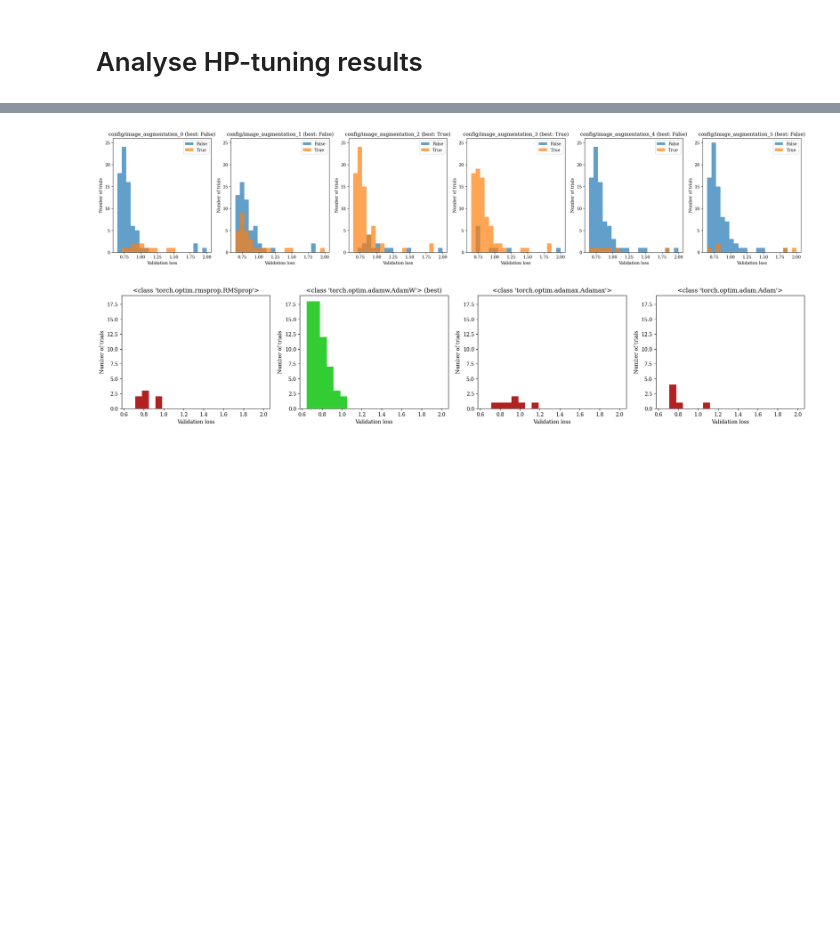
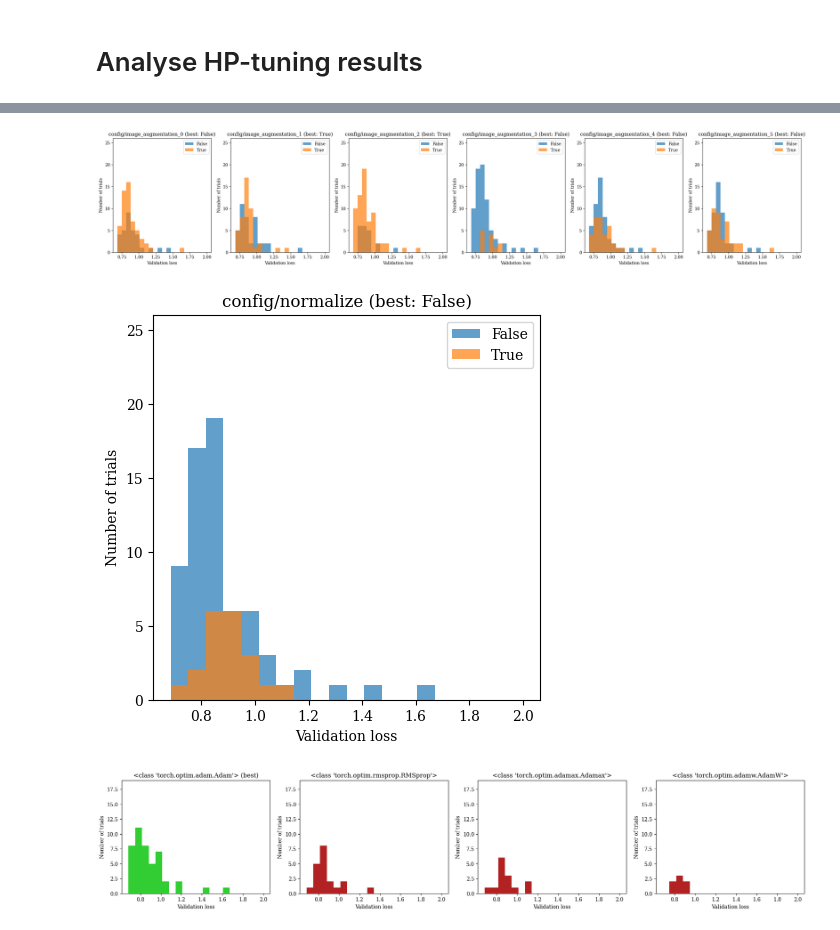
Before and after one commit to Whojo/Autonomous-Navigation-Offroad-by-traversability-analysis, a Jupyter notebook: src/models_development/multimodal_velocity_regression_alt/hyperparameter-tuning.ipynb, the cells around one changed output, grey strips where cells are left out. Cells and saved outputs as stored; diff of their text form; code cells hidden in the pictures; blank space fills up the shorter version.

Commit message:
Add hyperparameter tuning

```diff
--- a/src/models_development/multimodal_velocity_regression_alt/hyperparameter-tuning.ipynb
+++ b/src/models_development/multimodal_velocity_regression_alt/hyperparameter-tuning.ipynb
@@ -201,10 +201,10 @@ def trial(config, *, early_stop=True):
     test_regression_loss, _ = test(
         model, device, test_loader, criterion_regression
     )
-    if test_regression_loss < 0.025:  # 0.7:
+    if test_regression_loss < 0.8:
         generate_log(
             results_directory=PROJECT_PATH
-            / f"src/models_development/multimodal_velocity_regression_alt/logs/formula_hp_tuning/{test_regression_loss:.4f}",
+            / f"src/models_development/multimodal_velocity_regression_alt/logs/siamese_hp_tuning_full/{test_regression_loss:.4f}",
             test_regression_loss=test_regression_loss,
             parameters_table=str(config),
             model=model,
@@ -253,6 +236,7 @@ results.experiment_path
 from ray.tune.analysis import ExperimentAnalysis
 
 results = tune.Tuner.restore(
-    "/home/g_thomas/ray_results/siamese_hp_tuning_data_aug/",
+    # "/home/g_thomas/ray_results/siamese_hp_tuning_data_aug/",
+    "/home/g_thomas/ray_results/trial_2023-11-10_11-08-17",
     trainable=gpu_trial,
 ).get_results()
@@ -336,40 +308,40 @@ plt.xscale("log")
 range_ = df["val_loss"].min(), 2
 
 
 def plot_trials_binary_config(df, best, column_group):
     columns = [col for col in df.columns if column_group in col]
 
     _, ax_list = plt.subplots(1, len(columns), figsize=(5 * len(columns), 5))
     if len(columns) == 1:
         ax_list = [ax_list]
 
     for col, ax in zip(columns, ax_list):
         ax.set_title(f"{col} (best: {best[col]})")
         for value, group in df.groupby(col):
             ax.hist(
                 group["val_loss"],
                 label=value,
                 range=range_,
                 bins=20,
                 alpha=0.7,
             )
 
         ax.set_xlabel("Validation loss")
         ax.set_ylabel("Number of trials")
         ax.legend()
         ax.set_ylim(0, 26)
 
 
 plot_trials_binary_config(df, best, "config/image_augmentation")
 # plot_trials_binary_config(df, best, "config/augmentation")
-# plot_trials_binary_config(df, best, "config/normalize")
+plot_trials_binary_config(df, best, "config/normalize")
 # %% [output]
-[figure, old version]
+[figure, new version]
+[figure, added]
 # %%
 def plot_trials_multiple_config(column_group: str):
-    _, ax_list = plt.subplots(
-        1, len(optimizers), figsize=(6 * len(optimizers), 4)
-    )
+    nb_col = len(df[column_group].unique())
+    _, ax_list = plt.subplots(1, nb_col, figsize=(6 * nb_col, 4))
 
     for ax, (value, group) in zip(
         ax_list, df.groupby(column_group, sort=False, dropna=False)
@@ -393,6 +365,6 @@ def plot_trials_multiple_config(column_group: str):
 
 
 plot_trials_multiple_config("config/optimizer")
-# plot_trials_multiple_config("config/color_jitter")
+# plot_trials_multiple_config("config/color_jitter")  # Bug with color_jitter object
 # %% [output]
-[figure, old version]
+[figure, new version]
```
Also changed, not shown: parts of 9 cells of this notebook.
